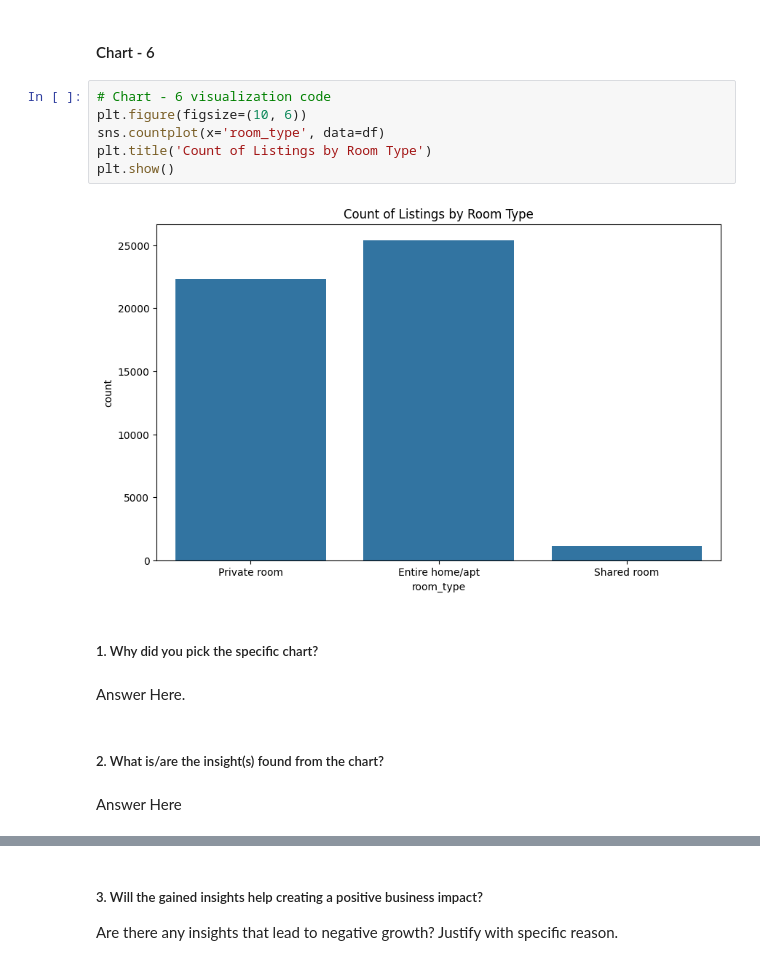
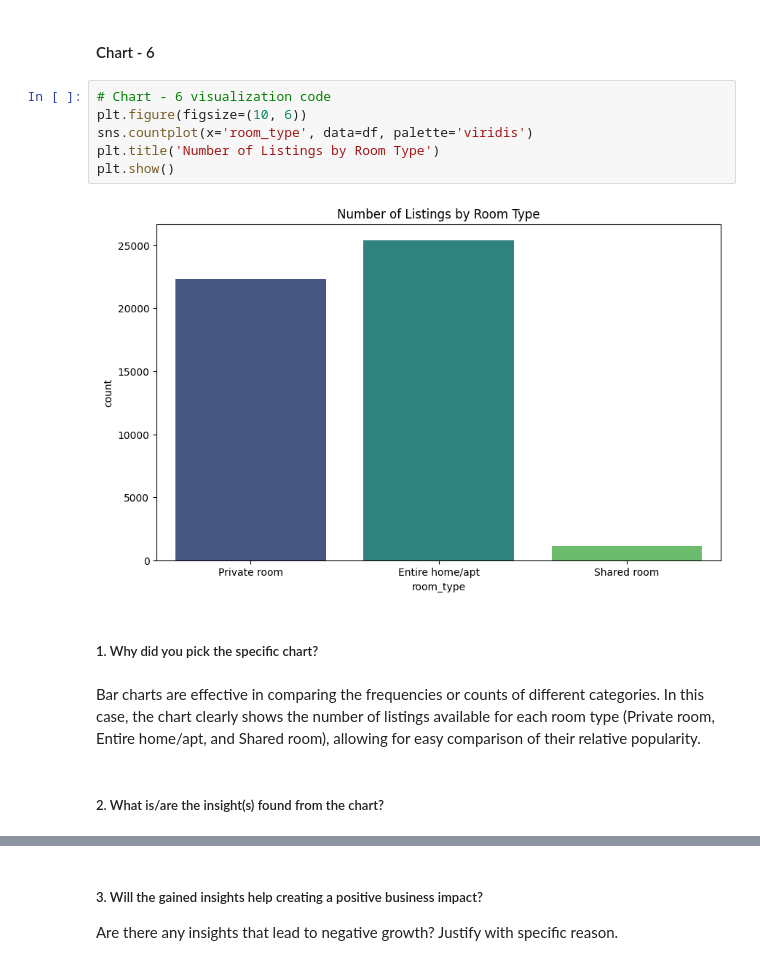
Before and after one commit to Methelesh-Suresh/EDA-Capstone-Project, a Jupyter notebook: Sample_EDA_Submission_Template.ipynb, the cells around one changed output, grey strips where cells are left out. Cells and saved outputs as stored; diff of their text form.

```diff
--- a/Sample_EDA_Submission_Template.ipynb
+++ b/Sample_EDA_Submission_Template.ipynb
@@ -436,16 +447,14 @@ Answer Here
 # %%
 # Chart - 6 visualization code
 plt.figure(figsize=(10, 6))
-sns.countplot(x='room_type', data=df)
-plt.title('Count of Listings by Room Type')
+sns.countplot(x='room_type', data=df, palette='viridis')
+plt.title('Number of Listings by Room Type')
 plt.show()
 # %% [output]
-[figure, old version]
+[figure, new version]
 # %% [markdown]
 ##### 1. Why did you pick the specific chart?
-# %% [markdown]
-Answer Here.
+# %% [markdown]
+Bar charts are effective in comparing the frequencies or counts of different categories. In this case, the chart clearly shows the number of listings available for each room type (Private room, Entire home/apt, and Shared room), allowing for easy comparison of their relative popularity.
 # %% [markdown]
 ##### 2. What is/are the insight(s) found from the chart?
-# %% [markdown]
-Answer Here
```
Also changed, not shown: parts of 54 cells of this notebook.
